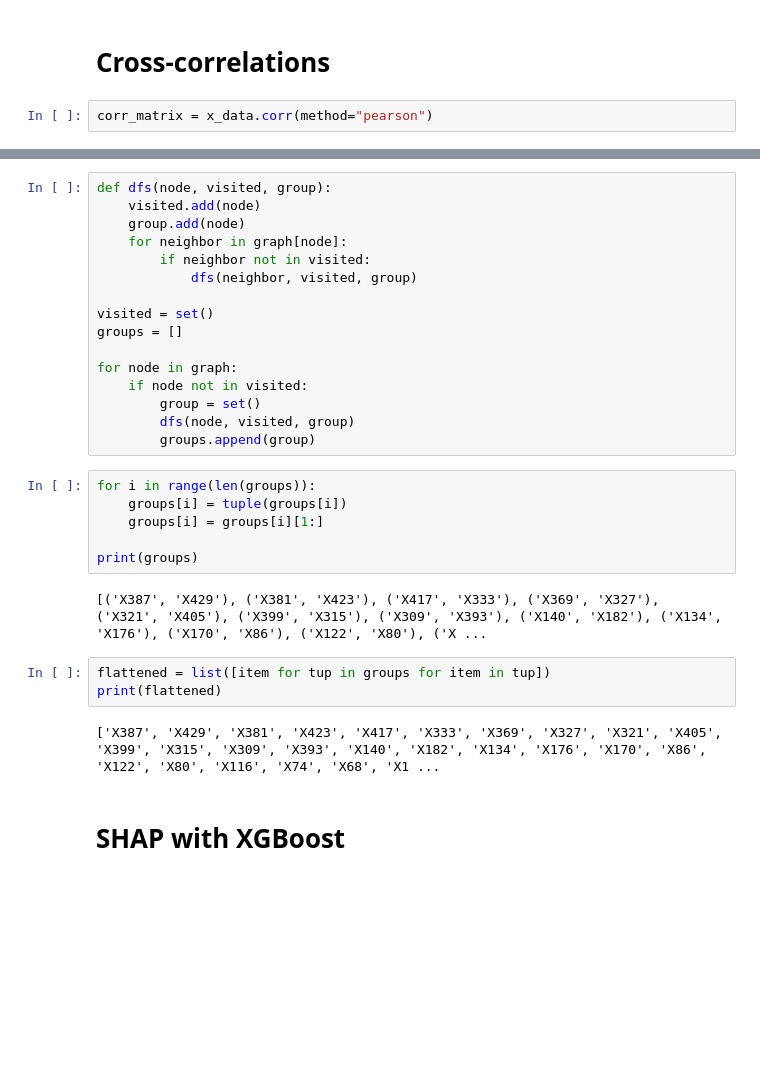
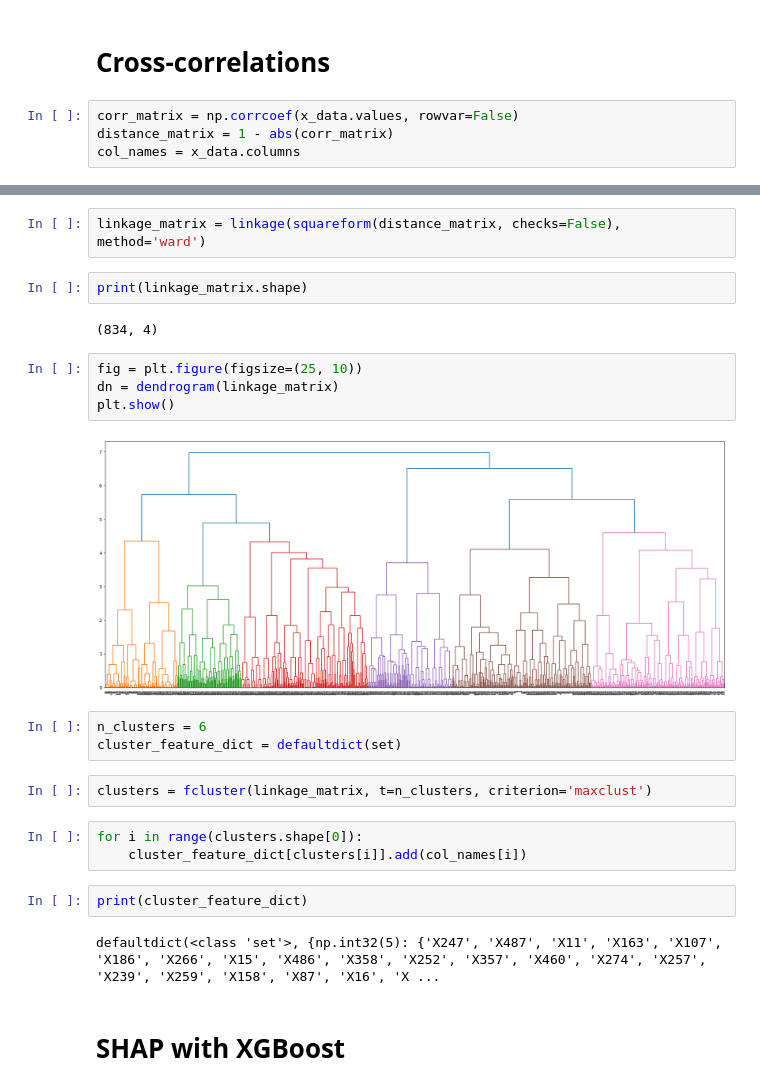
Before and after one commit to Arminas03/kaggle-crypto-market-prediction, a Jupyter notebook: notebooks/X_feature_analysis.ipynb, the cells around one changed output, grey strips where cells are left out. Drawn from its saved outputs; the diff is of its cells as text; blank space fills up the shorter version.

Commit message:
add hierarchical clustering

```diff
--- a/notebooks/X_feature_analysis.ipynb
+++ b/notebooks/X_feature_analysis.ipynb
@@ -143,5 +143,7 @@ print(pca.explained_variance_ratio_[:n_components].sum())
 # %% [markdown]
 # Cross-correlations
 # %%
-corr_matrix = x_data.corr(method="pearson")
+corr_matrix = np.corrcoef(x_data.values, rowvar=False)
+distance_matrix = 1 - abs(corr_matrix)
+col_names = x_data.columns
 # %%
@@ -196,32 +160,27 @@ for index_1, index_2 in perfect_corrs.index:
-# %%
-def dfs(node, visited, group):
-    visited.add(node)
-    group.add(node)
-    for neighbor in graph[node]:
-        if neighbor not in visited:
-            dfs(neighbor, visited, group)
-
-visited = set()
-groups = []
-
-for node in graph:
-    if node not in visited:
-        group = set()
-        dfs(node, visited, group)
-        groups.append(group)
-# %%
-for i in range(len(groups)):
-    groups[i] = tuple(groups[i])
-    groups[i] = groups[i][1:]
-
-print(groups)
-# %% [output]
-[('X387', 'X429'), ('X381', 'X423'), ('X417', 'X333'), ('X369', 'X327'), ('X321', 'X405'), ('X399', 'X315'), ('X309', 'X393'), ('X140', 'X182'), ('X134', 'X176'), ('X170', 'X86'), ('X122', 'X80'), ('X ...
-# %%
-flattened = list([item for tup in groups for item in tup])
-print(flattened)
-# %% [output]
-['X387', 'X429', 'X381', 'X423', 'X417', 'X333', 'X369', 'X327', 'X321', 'X405', 'X399', 'X315', 'X309', 'X393', 'X140', 'X182', 'X134', 'X176', 'X170', 'X86', 'X122', 'X80', 'X116', 'X74', 'X68', 'X1 ...
+# %%
+linkage_matrix = linkage(squareform(distance_matrix, checks=False), method='ward')
+# %%
+print(linkage_matrix.shape)
+# %% [output]
+(834, 4)
+# %%
+fig = plt.figure(figsize=(25, 10))
+dn = dendrogram(linkage_matrix)
+plt.show()
+# %% [output]
+[figure, added]
+# %%
+n_clusters = 6
+cluster_feature_dict = defaultdict(set)
+# %%
+clusters = fcluster(linkage_matrix, t=n_clusters, criterion='maxclust')
+# %%
+for i in range(clusters.shape[0]):
+    cluster_feature_dict[clusters[i]].add(col_names[i])
+# %%
+print(cluster_feature_dict)
+# %% [output]
+defaultdict(<class 'set'>, {np.int32(5): {'X247', 'X487', 'X11', 'X163', 'X107', 'X186', 'X266', 'X15', 'X486', 'X358', 'X252', 'X357', 'X460', 'X274', 'X257', 'X239', 'X259', 'X158', 'X87', 'X16', 'X ...
 # %% [markdown]
 # SHAP with XGBoost
 # %%
```
Also changed, not shown: parts of 5 cells of this notebook, 2 other files.
